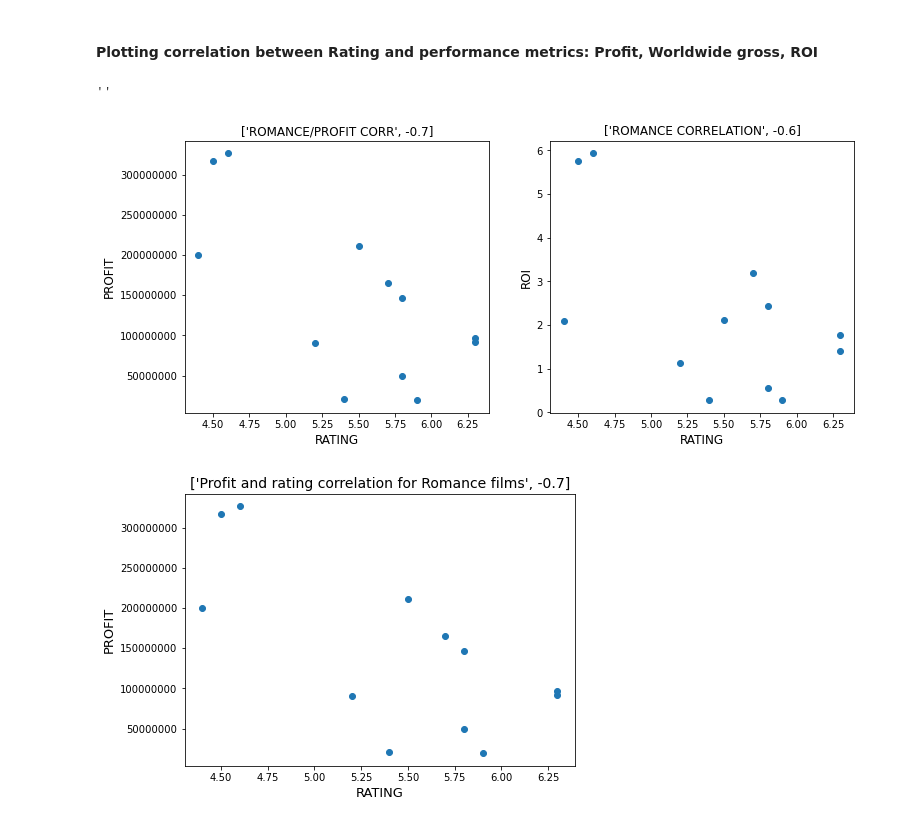
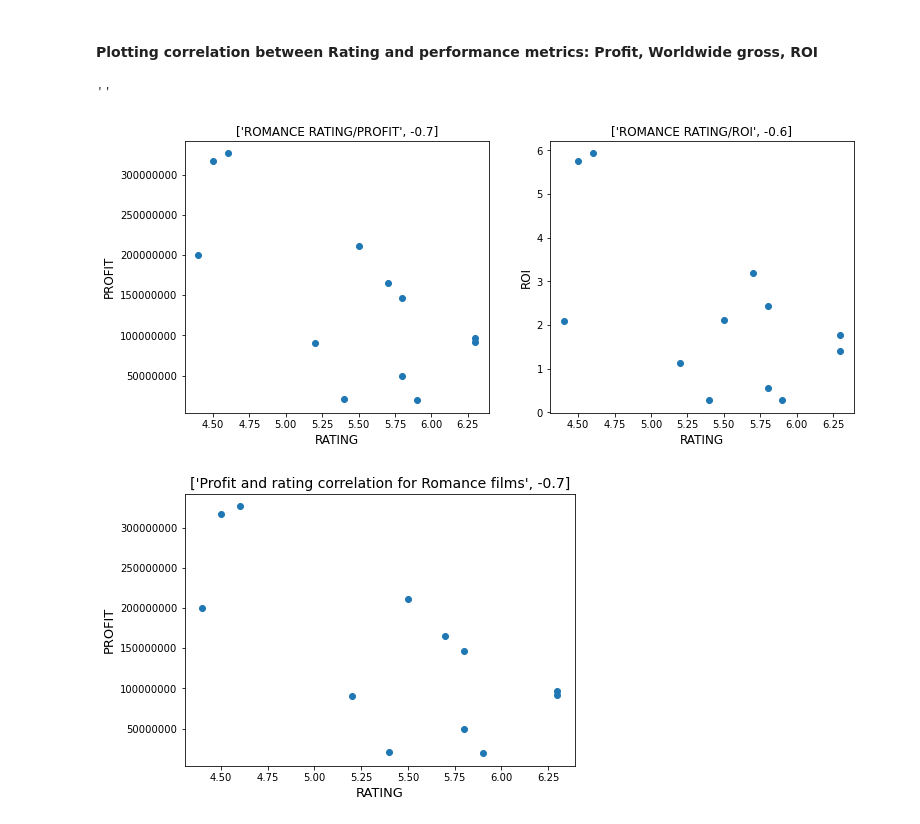
Before and after one commit to learn-co-curriculum/dsc-phase-1-project-v2-4, a Jupyter notebook: final_notebook.ipynb, the cells around one changed output. Cells and saved outputs as stored; diff of their text form; code cells hidden in the pictures.

```diff
--- a/final_notebook.ipynb
+++ b/final_notebook.ipynb
@@ -678,24 +679,24 @@ low_ranking[low_ranking.genres=='Romance'].head()
 # %%
 figure, (ax1, ax2) = plt.subplots(figsize=(12, 5), nrows=1, ncols=2)
 scatter_plot_title = 'ROMANCE CORRELATION'
 ax1.scatter(x= 'averagerating', y= 'profit', data = low_ranking[low_ranking['genres'] == 'Romance'])
-ax1.set_title(["ROMANCE/PROFIT CORR", low_ranking[low_ranking.genres=='Romance'].corr().loc['profit'][0].round(2)], fontsize=12)
+ax1.set_title(["ROMANCE RATING/PROFIT", low_ranking[low_ranking.genres=='Romance'].corr().loc['profit'][0].round(2)], fontsize=12)
 ax1.set_ylabel('PROFIT', fontsize=12)
 ax1.set_xlabel('RATING', fontsize=12)
 ax1.ticklabel_format(style='plain')
 
 ax2.scatter(x= 'averagerating', y= 'roi', data = low_ranking[low_ranking['genres'] == 'Romance'])
-ax2.set_title([scatter_plot_title, low_ranking[low_ranking.genres=='Romance'].corr().loc['roi'][0].round(2)], fontsize=12)
+ax2.set_title(['ROMANCE RATING/ROI', low_ranking[low_ranking.genres=='Romance'].corr().loc['roi'][0].round(2)], fontsize=12)
 ax2.set_ylabel('ROI', fontsize=12)
 ax2.set_xlabel('RATING', fontsize=12)
 ax2.ticklabel_format(style='plain')
-
+plt.savefig("visualization_images/Profit nad ROI and rating correlation");
 
 
 ;
 # %% [output]
 ''
-[figure, old version]
+[figure, new version]
 # %%
 figure, ax1 = plt.subplots(figsize=(7, 5))
 scatter_plot_title = 'Profit and rating correlation for Romance films'
```
Also changed, not shown: parts of 23 cells of this notebook, 5 other files.
